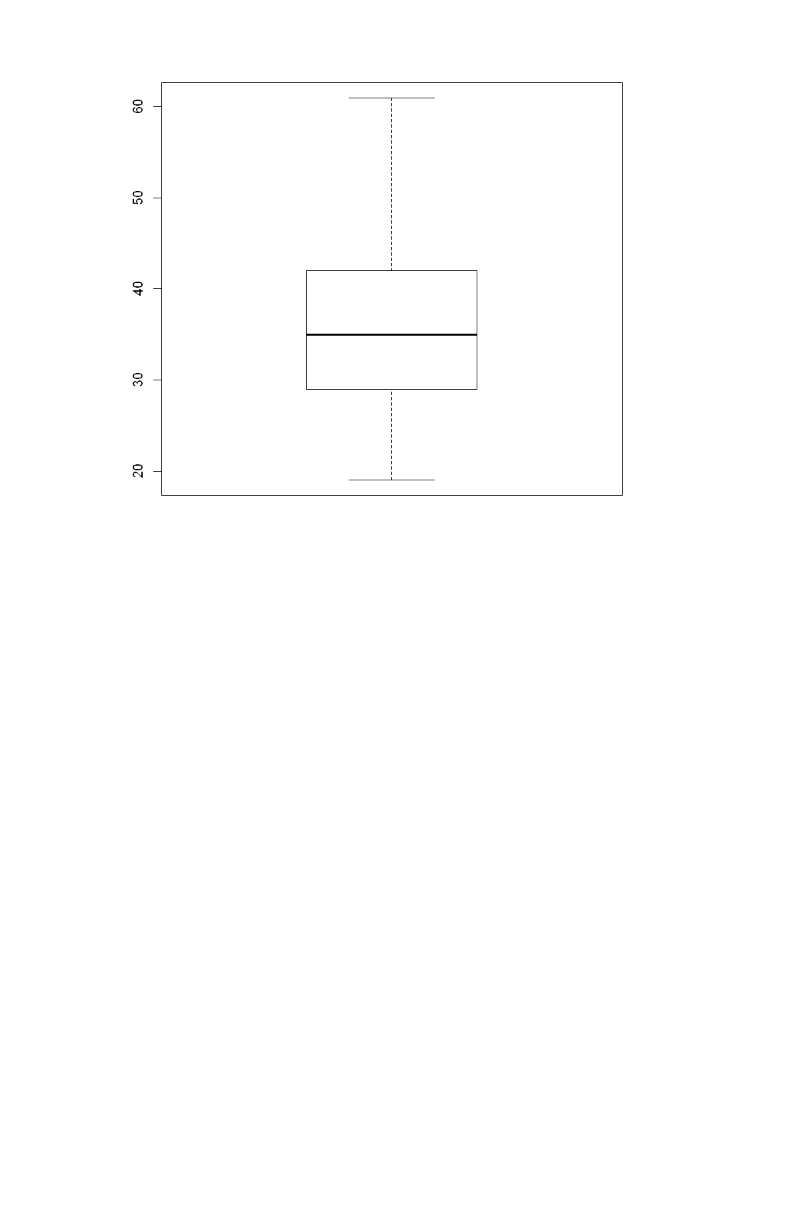
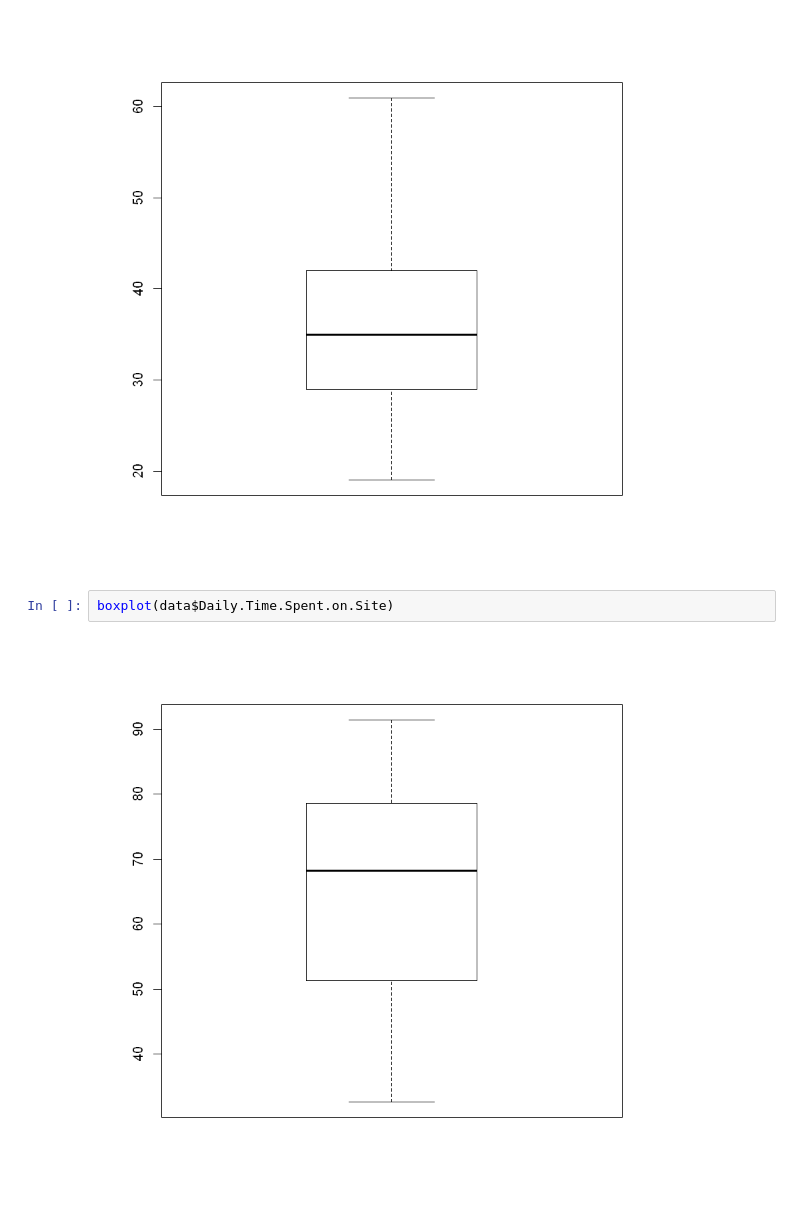
Before and after one commit to cecilia-wanja/Ad-clicking-prediction-, a Jupyter notebook: Ad clicking prediction.ipynb, the cells around one changed output. Cells and saved outputs as stored; diff of their text form; blank space fills up the shorter version.

```diff
--- a/Ad clicking prediction.ipynb
+++ b/Ad clicking prediction.ipynb
@@ -59,3 +59,7 @@ x dplyr::lag()    masks stats::lag()
 boxplot(data$Age)
 # %% [output]
 [figure]
+# %%
+boxplot(data$Daily.Time.Spent.on.Site)
+# %% [output]
+[figure, added]
```
Also changed, not shown: parts of 47 cells of this notebook.
